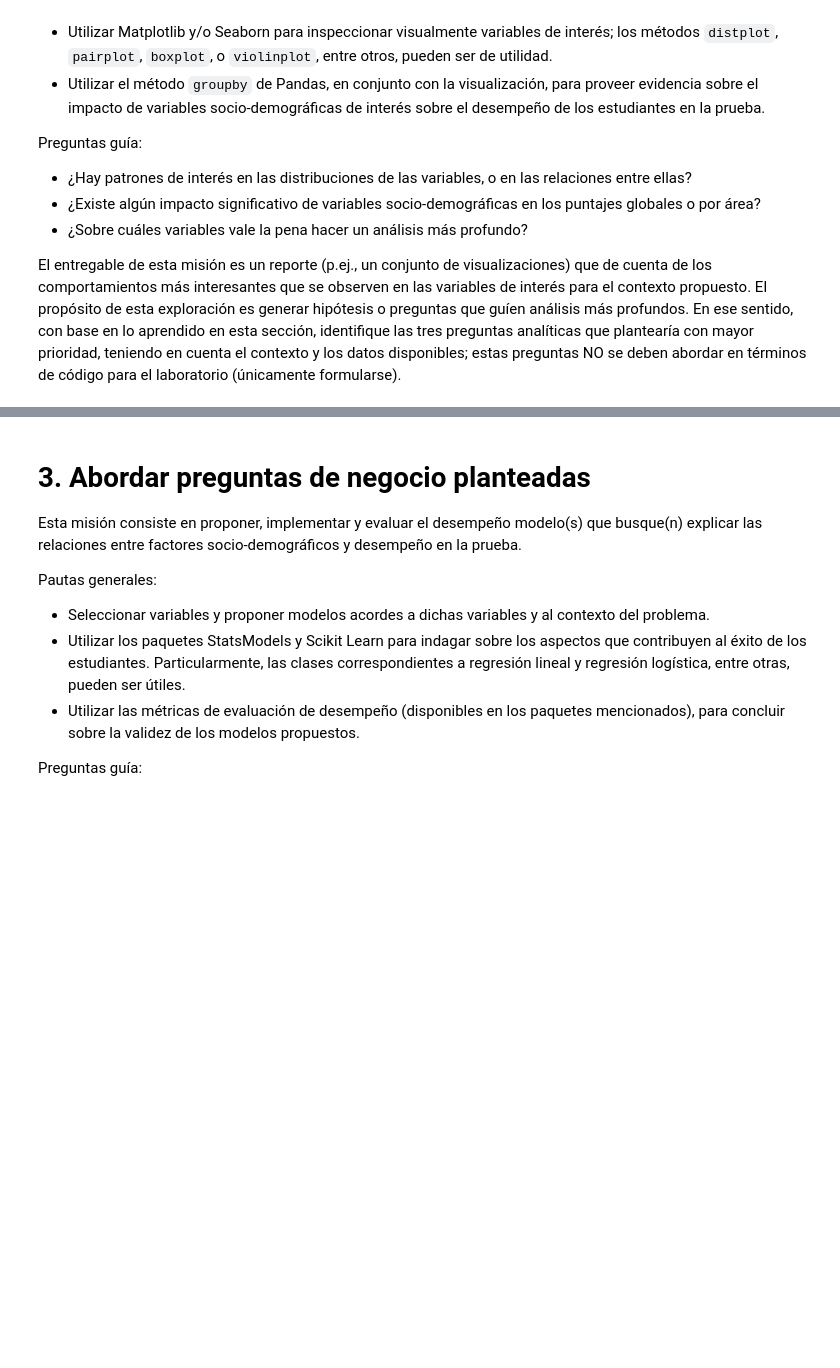
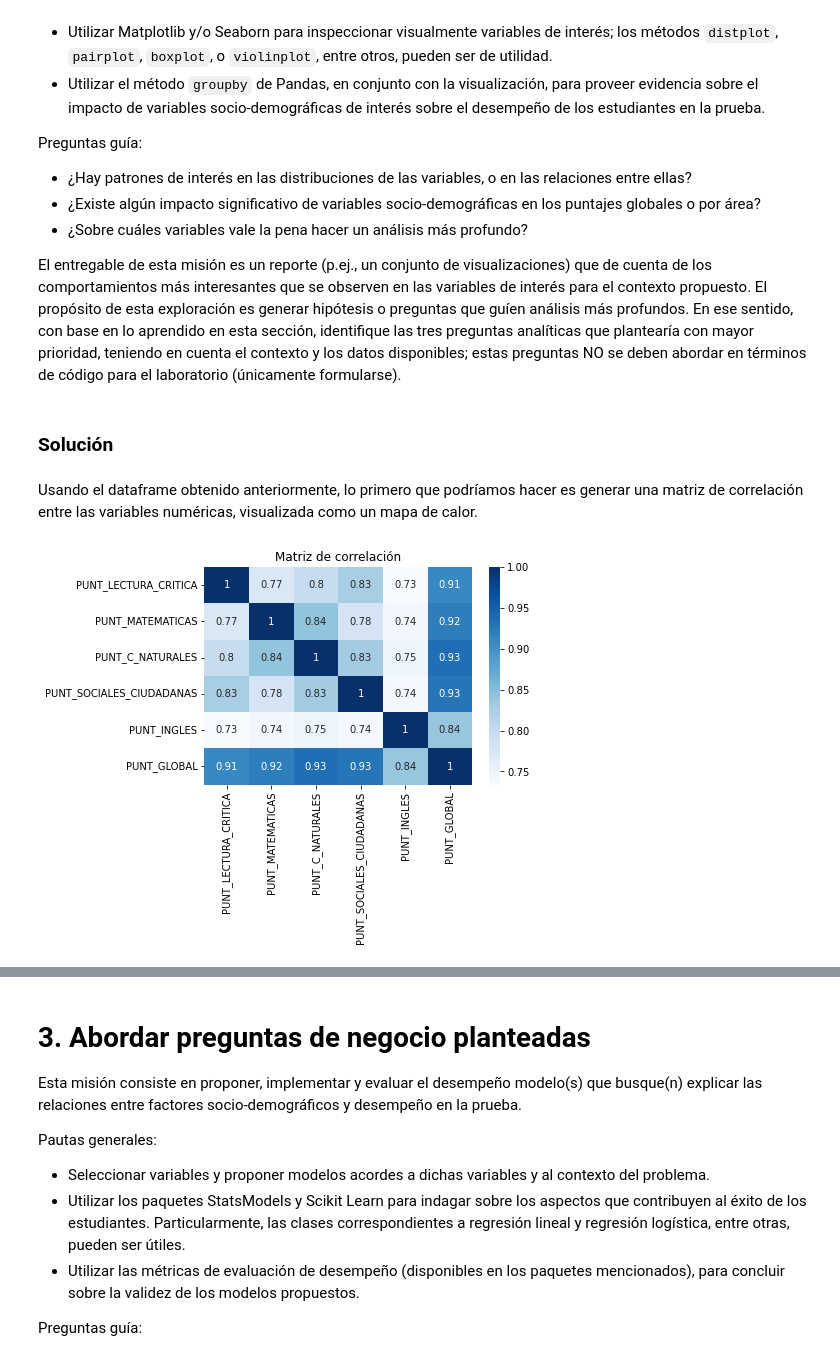
Before and after one commit to camtorr95/MIIA_estudiante_40, a Jupyter notebook: Laboratorios/Lab_2_40.ipynb, the cells around one changed output, grey strips where cells are left out. Drawn from its saved outputs; the diff is of its cells as text; code cells hidden in the pictures; blank space fills up the shorter version.

Commit message:
Entrega

```diff
--- a/Laboratorios/Lab_2_40.ipynb
+++ b/Laboratorios/Lab_2_40.ipynb
@@ -53,0 +76,10 @@ Esta misión corresponde a trabajo interno del analista, por lo cual no tiene un
+# %%
+datos_20211 = pd.read_csv("Archivos/SB11_20211.txt", sep = "¬")
+datos_20201 = pd.read_csv("Archivos/SB11_20201.txt", sep = "¬")
+datos_20191 = pd.read_csv("Archivos/SB11_20191.txt", sep = "¬")
+datos_20181 = pd.read_csv("Archivos/SB11_20181.txt", sep = "¬")
+
+# Unimos los datos de los diferentes periodos en un solo dataframe.
+datos_base = datos_20211.append(datos_20201, ignore_index = True)
+datos_base = datos_base.append(datos_20191, ignore_index = True)
+datos_base = datos_base.append(datos_20181, ignore_index = True)
@@ -53,0 +172,3 @@ Esta misión corresponde a trabajo interno del analista, por lo cual no tiene un
+# %%
+datos_analisis = datos_base[columnas_interes]
+datos_analisis.tail()
@@ -53,0 +210,5 @@ Esta misión corresponde a trabajo interno del analista, por lo cual no tiene un
+# %%
+datos_analisis = datos_analisis.dropna()
+eliminados = filas - datos_analisis.shape[0]
+print("Se han eliminado {} datos, correspondientes al {}%. {} datos restantes."
+      .format(eliminados, eliminados/filas * 100, datos_analisis.shape[0]))
@@ -70,0 +272,10 @@ El entregable de esta misión es un reporte (p.ej., un conjunto de visualizacion
+# %% [markdown]
+### Solución
+# %% [markdown]
+Usando el dataframe obtenido anteriormente, lo primero que podríamos hacer es generar una matriz de correlación entre las variables numéricas, visualizada como un mapa de calor.
+# %%
+datos_puntaje = datos_analisis.drop(variables_percentiles, axis = 1)
+sns.heatmap(datos_puntaje.corr(), cmap = "Blues", annot=True)
+plt.title('Matriz de correlación');
+# %% [output]
+[figure, added]
```
Also changed, not shown: parts of 92 cells of this notebook, 5 other files.
